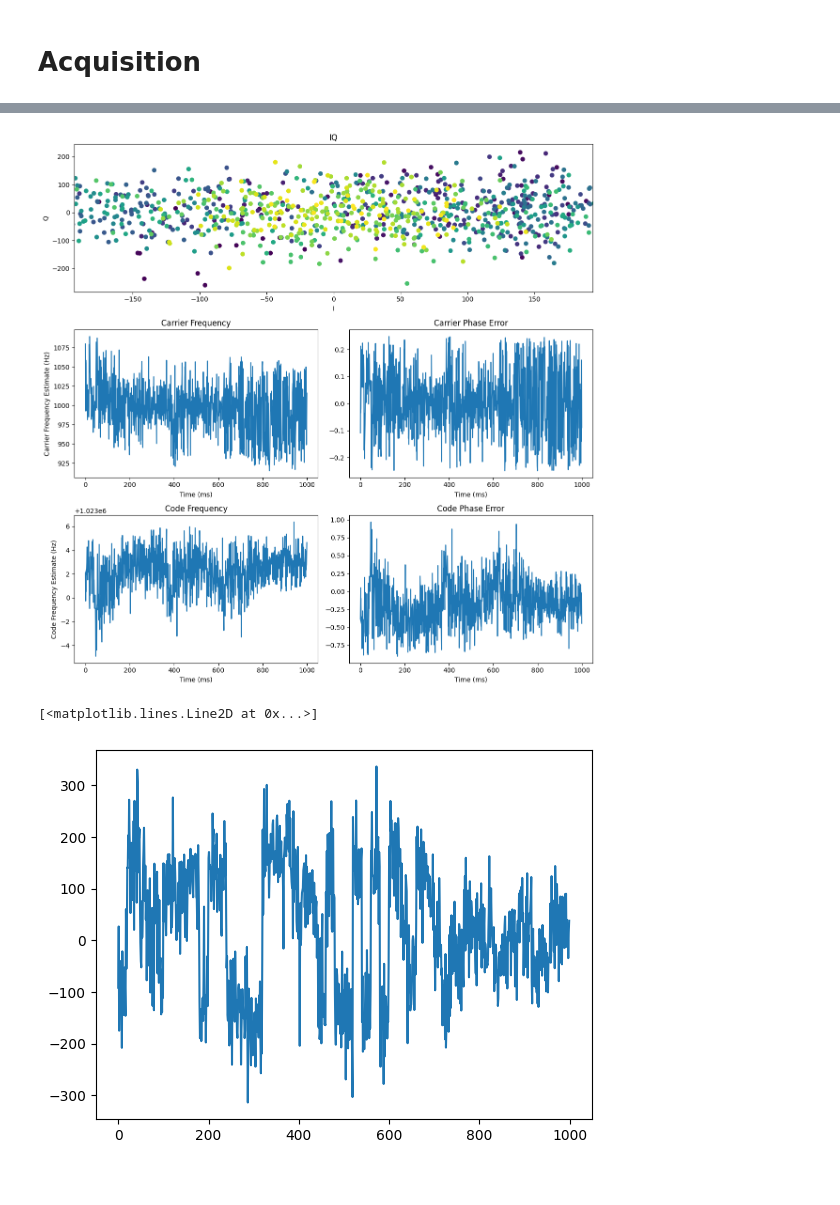
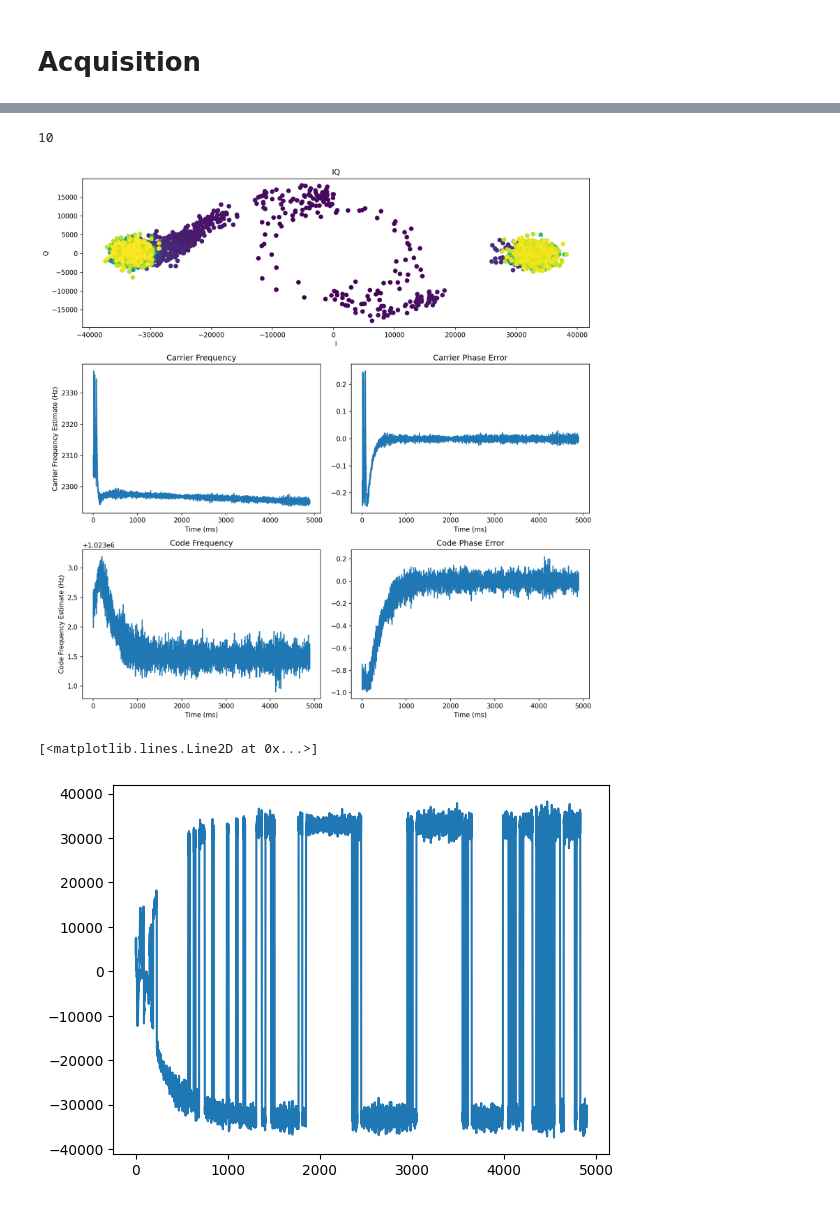
Before and after one commit to seds-umd/gps-model, a Jupyter notebook: gps.ipynb, the cells around one changed output, grey strips where cells are left out. Cells and saved outputs as stored; diff of their text form; code cells hidden in the pictures.

```diff
--- a/gps.ipynb
+++ b/gps.ipynb
@@ -297,0 +15,10 @@ arr_ip, arr_qp, arr_carr_freq, arr_carr_error, arr_code_freq, arr_code_error = t
+# %%
+results = gps.acquisition(x, f_s, 10e3, 500)
+
+print(len(results))
+
+# Refine frequency estimates
+for i in range(len(results)):
+    results[i][1] = gps.fine_acquisition(x, f_s, 8192, 8, results[i][0], results[i][2])
+# %% [output]
+10
@@ -298,42 +39,39 @@ arr_ip, arr_qp, arr_carr_freq, arr_carr_error, arr_code_freq, arr_code_error = t
 # %%
-plt.figure(figsize=(12, 12))
+plt.figure(figsize=(12, 12), dpi=150)
 
 plt.subplot(3, 2, (1, 2))
-plt.scatter(arr_ip, arr_qp, c=np.arange(len(arr_ip)))
-p = np.mean(np.abs(arr_ip + 1j*arr_qp))
-plt.xlim([-p*1.5, p*1.5])
-# plt.ylim([-100, 100])
+plt.scatter(res_iq.real, res_iq.imag, c=np.arange(len(res_iq)))
 plt.title("IQ")
 plt.xlabel("I")
 plt.ylabel("Q")
 
 plt.subplot(3, 2, 3)
-plt.plot(arr_carr_freq)
+plt.plot(res_carr_freq)
 plt.title("Carrier Frequency")
 plt.xlabel("Time (ms)")
 plt.ylabel("Carrier Frequency Estimate (Hz)")
 
 plt.subplot(3, 2, 4)
-plt.plot(arr_carr_error)
+plt.plot(res_carr_err)
 plt.title("Carrier Phase Error")
 plt.xlabel("Time (ms)")
 
 plt.subplot(3, 2, 5)
-plt.plot(arr_code_freq)
+plt.plot(res_code_freq)
 plt.title("Code Frequency")
 plt.xlabel("Time (ms)")
 plt.ylabel("Code Frequency Estimate (Hz)")
 
 plt.subplot(3, 2, 6)
-plt.plot(arr_code_error)
+plt.plot(res_code_err)
 plt.title("Code Phase Error")
 plt.xlabel("Time (ms)")
 
 plt.tight_layout()
 # %% [output]
-[figure, old version]
+[figure, new version]
 # %%
-plt.plot(arr_ip)
+plt.plot(res_iq.real)
 # %% [output]
 [<matplotlib.lines.Line2D at 0x...>]
-[figure, old version]
+[figure, new version]
```
Also changed, not shown: parts of 10 cells of this notebook, 2 other files.
